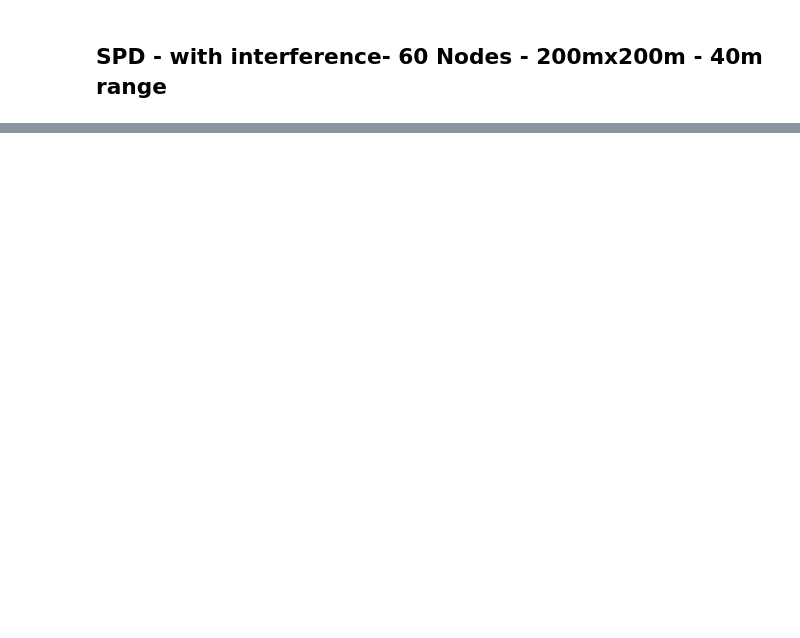
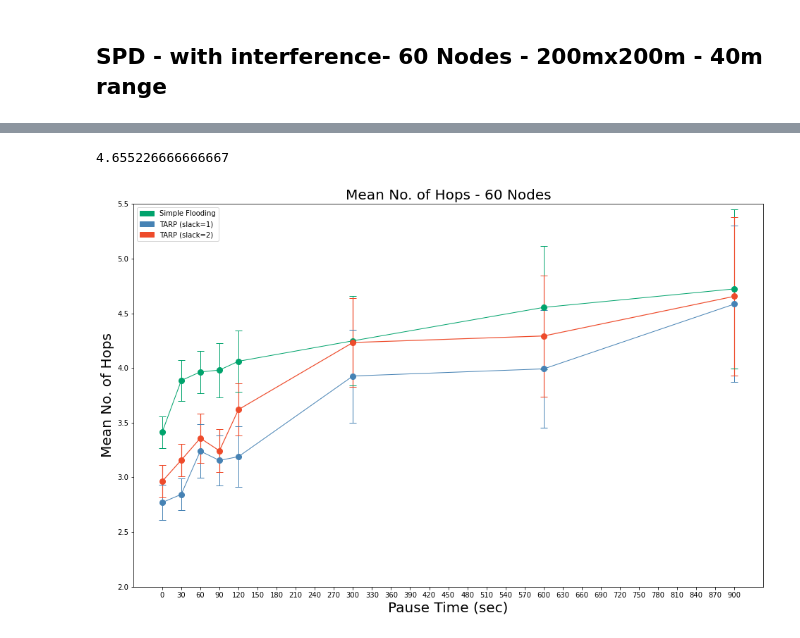
Before and after one commit to kavindaperera/controlled-flooding-simulation, a Jupyter notebook: notebooks/New Final Simulations - 60 Nodes - Realistic .ipynb, the cells around one changed output, grey strips where cells are left out. Cells and saved outputs as stored; diff of their text form; code cells hidden in the pictures; blank space fills up the shorter version.

```diff
--- a/notebooks/New Final Simulations - 60 Nodes - Realistic .ipynb
+++ b/notebooks/New Final Simulations - 60 Nodes - Realistic .ipynb
@@ -134,0 +220,77 @@ plt.savefig('final-simulation-pdf-60-new-realistic.png', dpi=300)
+# %%
+df_22.meanNbHops.round(decimals = 4).mean()
+# %% [output]
+4.655226666666667
+# %%
+df_dd_x = pd.DataFrame({'PauseTime':[0, 30, 60, 90, 120, 300, 600, 900],
+                       'meanNbHops':[3.4122, 3.8854, 3.964, 3.9806, 4.0614, 4.2483, 4.5538, 4.7231]})
+
+dd_x_errors = [0.142, 0.187, 0.193, 0.249, 0.28, 0.409, 0.564, 0.726]
+
+
+df_spd_1_x = pd.DataFrame({'PauseTime':[0, 30, 60, 90, 120, 300, 600, 900],
+                       'meanNbHops':[2.7701, 2.8448, 3.2403, 3.1551, 3.1896, 3.9267, 3.9919, 4.5846]})
+
+spd_1_x_errors = [0.16, 0.146, 0.244, 0.227, 0.278, 0.425, 0.535, 0.714]
+
+
+df_spd_2_x = pd.DataFrame({'PauseTime':[0, 30, 60, 90, 120, 300, 600, 900],
+                       'meanNbHops':[2.9632, 3.1576, 3.3583, 3.2433, 3.6197, 4.2328, 4.2927, 4.6552]})
+
+spd_2_x_errors = [0.149, 0.148, 0.227, 0.198, 0.237, 0.407, 0.555, 0.724]
+# %%
+plt.xlabel("Pause Time (sec)", fontsize=20)
+plt.ylabel("Mean No. of Hops", fontsize=20)
+plt.title("60 Nodes", fontsize=20)
+
+plt.xticks(np.arange(0,901, 30))
+plt.yticks(np.arange(0,7, 0.5))
+# plt.grid()
+
+
+plt.ylim([2, 5.5])
+
+plt.errorbar(
+  x=df_dd_x.PauseTime,
+  y=df_dd_x.meanNbHops,
+  yerr=dd_x_errors,
+  capsize=5,
+  marker='o',
+  color='#00A36C',
+  markersize=8,
+  linewidth=1,
+  linestyle='-')
+
+plt.errorbar(
+  x=df_spd_1_x.PauseTime,
+  y=df_spd_1_x.meanNbHops,
+  yerr=spd_1_x_errors,
+  capsize=5,
+  marker='o',
+  color='#4682B4',
+  markersize=8,
+  linewidth=1,
+  linestyle='-')
+
+plt.errorbar(
+  x=df_spd_2_x.PauseTime,
+  y=df_spd_2_x.meanNbHops,
+  yerr=spd_2_x_errors,
+  capsize=5,
+  marker='o',
+  color='#EE4B2B',
+  markersize=8,
+  linewidth=1.2,
+  linestyle='-')
+
+red_patch = mpatches.Patch(color='#EE4B2B', label='TARP (slack=2)')
+green_patch = mpatches.Patch(color='#00A36C', label='Simple Flooding')
+blue_patch = mpatches.Patch(color='#4682B4', label='TARP (slack=1)')
+
+plt.legend(handles=[ green_patch, blue_patch, red_patch])
+
+fig = plt.gcf()
+fig.set_size_inches(16, 10)
+plt.savefig('final-simulation-pdf-60-new-realistic-hops.png', dpi=300)
+# %% [output]
+[figure, added]
```
Also changed, not shown: parts of 20 cells of this notebook, 3 other files.
